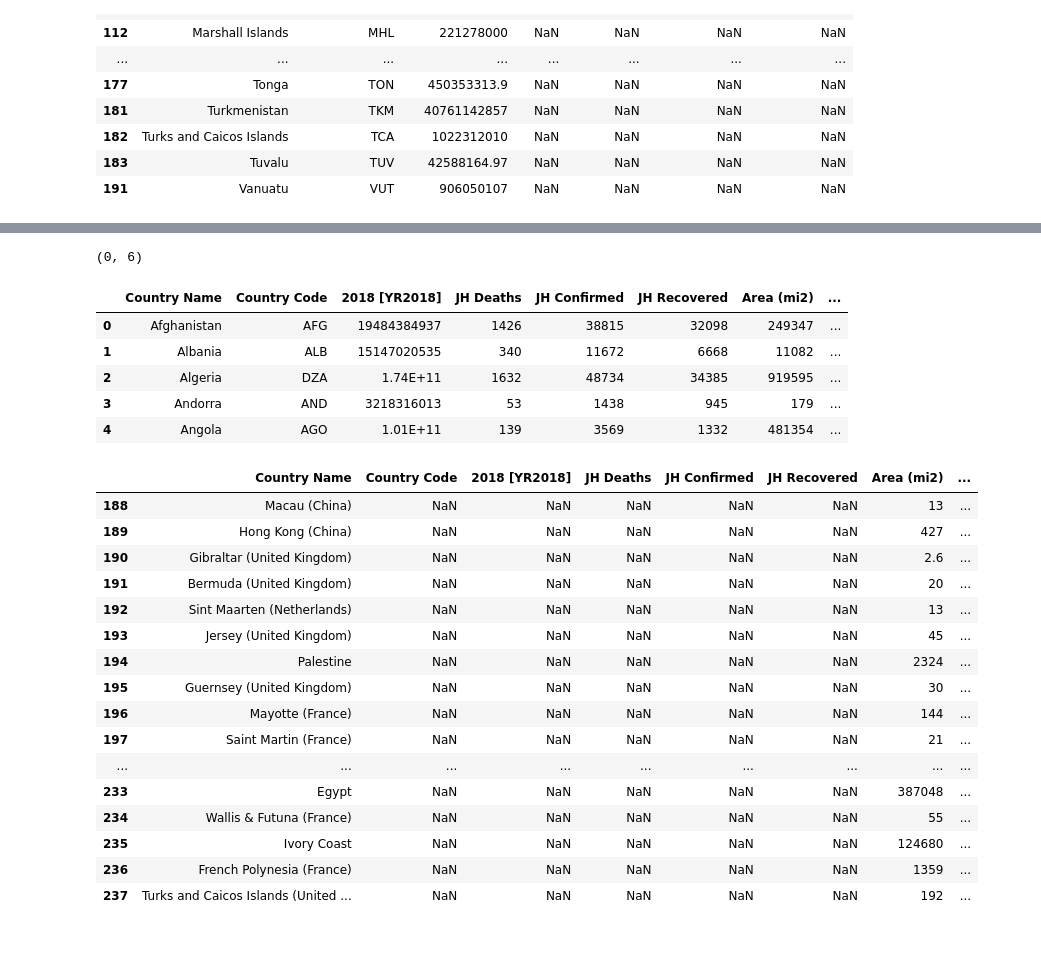
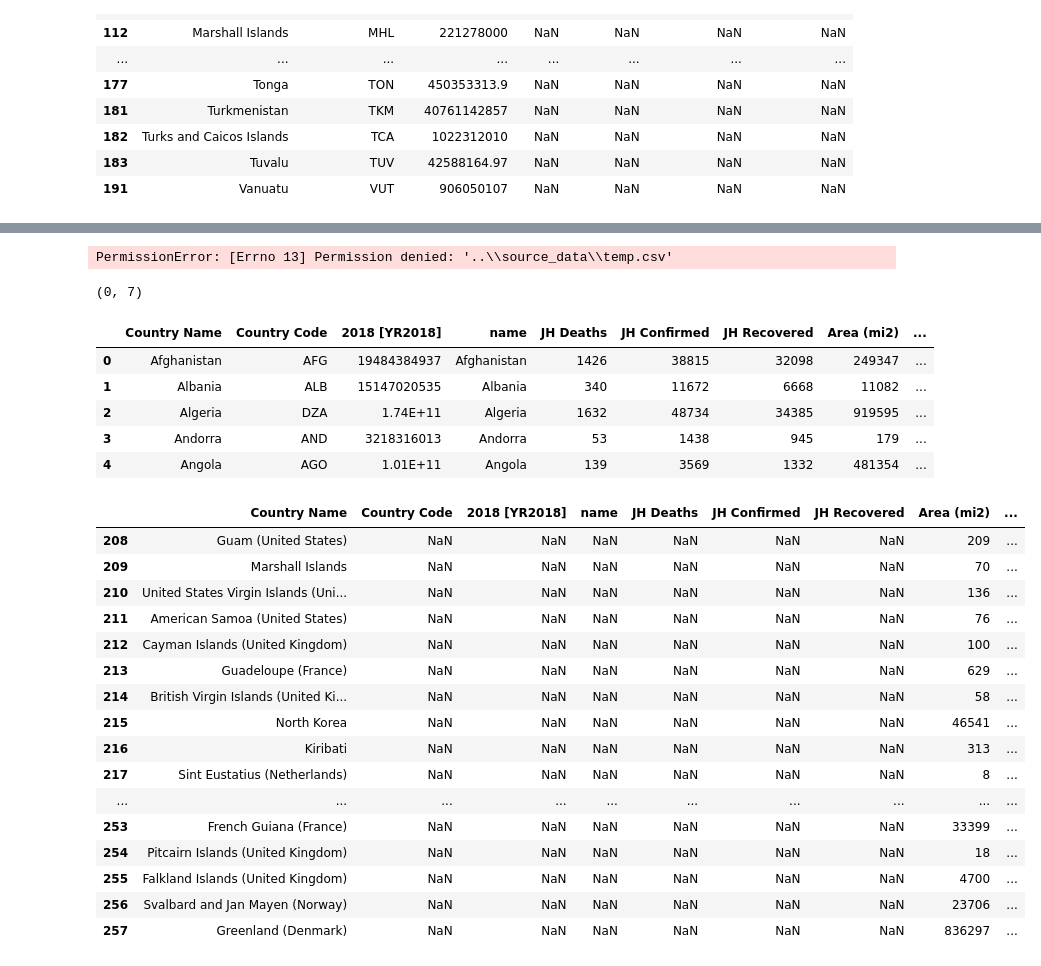
Before and after one commit to gelopez21/ProjectOne, a Jupyter notebook: Project One - Data Cleansing.ipynb, the cells around one changed output, grey strips where cells are left out. Cells and saved outputs as stored; diff of their text form; code cells hidden in the pictures.

Commit message:
Wiki data clean and normalized

```diff
--- a/Project One - Data Cleansing.ipynb
+++ b/Project One - Data Cleansing.ipynb
@@ -186,10 +186,19 @@ JH_no_data
 WB_JH_merge_df = WB_JH_merge_df[WB_JH_merge_df["JH Deaths"].notnull()]
 # Replace blank Country Names with name
 WB_JH_merge_df["Country Name"].fillna(WB_JH_merge_df["name"], inplace=True)
-# Delete name column from merged_df
-del WB_JH_merge_df["name"]
 # Fix minor Country Name value issues
 WB_JH_merge_df["Country Name"]= WB_JH_merge_df["Country Name"].replace("Taiwan*", "Taiwan")
 WB_JH_merge_df["Country Name"]= WB_JH_merge_df["Country Name"].replace("Korea, Rep.", "South Korea")
+WB_JH_merge_df["Country Name"]= WB_JH_merge_df["Country Name"].replace("Gambia, The", "Gambia")
+WB_JH_merge_df["Country Name"]= WB_JH_merge_df["Country Name"].replace("St. Lucia", "Saint Lucia")
+WB_JH_merge_df["Country Name"]= WB_JH_merge_df["Country Name"].replace("Egypt, Arab Rep.", "Egypt")
+WB_JH_merge_df["Country Name"]= WB_JH_merge_df["Country Name"].replace("Yemen, Rep.", "Yemen")
+WB_JH_merge_df["Country Name"]= WB_JH_merge_df["Country Name"].replace("Congo, Dem. Rep.", "Democratic Republic of the Congo")
+WB_JH_merge_df["Country Name"]= WB_JH_merge_df["Country Name"].replace("Congo, Rep.", "Republic of the Congo")
+WB_JH_merge_df["Country Name"]= WB_JH_merge_df["Country Name"].replace("Kyrgyz Republic", "Kyrgyzstan")
+WB_JH_merge_df["Country Name"]= WB_JH_merge_df["Country Name"].replace("Bahamas, The", "The Bahamas")
+WB_JH_merge_df["Country Name"]= WB_JH_merge_df["Country Name"].replace("Congo, Rep.", "Republic of the Congo")
+WB_JH_merge_df["Country Name"]= WB_JH_merge_df["Country Name"].replace("Congo, Rep.", "Republic of the Congo")
+WB_JH_merge_df["Country Name"]= WB_JH_merge_df["Country Name"].replace("Congo, Rep.", "Republic of the Congo")
 WB_JH_merge_df.head()
 # %% [output]
@@ -203,11 +212,13 @@ WB_JH_merge_df.head()
 # export merged dataframe to csv
 output_path = os.path.join("..","source_data","temp.csv")
 WB_JH_merge_df.to_csv(output_path)
+# %% [output]
+PermissionError: [Errno 13] Permission denied: '..\\source_data\\temp.csv'
 # %%
 countries_not_on_WB = WB_JH_merge_df[WB_JH_merge_df["Country Name"].isnull()]
 countries_not_on_WB.shape
 # %% [output]
-(0, 6)
+(0, 7)
 # %%
 # Read population table from wiki
 WIKI_population_df = pd.read_html("https://en.wikipedia.org/wiki/List_of_countries_and_dependencies_by_population_density")
@@ -225,35 +236,50 @@ WIKI_population_df = WIKI_population_df[["Country Name", "Area (mi2)" , "Populat
 WIKI_population_df
 # normalize WIKI_population Country Name values
 WIKI_population_df["Country Name"]= WIKI_population_df["Country Name"].replace("Vatican City[note 1]", "Holy See")
+WIKI_population_df["Country Name"]= WIKI_population_df["Country Name"].replace("Kosovo[note 2]", "Kosovo")
+WIKI_population_df["Country Name"]= WIKI_population_df["Country Name"].replace("Slovakia", "Slovak Republic")
+WIKI_population_df["Country Name"]= WIKI_population_df["Country Name"].replace("Saint Vincent and the Grenadines", "St. Vincent and the Grenadines")
+WIKI_population_df["Country Name"]= WIKI_population_df["Country Name"].replace("Saint Kitts and Nevis", "St. Kitts and Nevis")
+WIKI_population_df["Country Name"]= WIKI_population_df["Country Name"].replace("São Tomé and Príncipe", "Sao Tome and Principe")
+WIKI_population_df["Country Name"]= WIKI_population_df["Country Name"].replace("Northern Cyprus[note 4]", "Cyprus")
+WIKI_population_df["Country Name"]= WIKI_population_df["Country Name"].replace("Ivory Coast", "Cote d'Ivoire")
+WIKI_population_df["Country Name"]= WIKI_population_df["Country Name"].replace("Ukraine [note 5]", "Ukraine")
+WIKI_population_df["Country Name"]= WIKI_population_df["Country Name"].replace("Eswatini (Swaziland)", "Eswatini")
+WIKI_population_df["Country Name"]= WIKI_population_df["Country Name"].replace("Brunei", "Brunei Darussalam")
+WIKI_population_df["Country Name"]= WIKI_population_df["Country Name"].replace("Bahamas", "The Bahamas")
+WIKI_population_df["Country Name"]= WIKI_population_df["Country Name"].replace("Uruguay[note 7][clarification needed]", "Uruguay")
+WIKI_population_df["Country Name"]= WIKI_population_df["Country Name"].replace("Somaliland[note 8]", "Somalia")
+WIKI_population_df["Country Name"]= WIKI_population_df["Country Name"].replace("Russia[note 11]", "Russian Federation")
+WIKI_population_df["Country Name"]= WIKI_population_df["Country Name"].replace("Western Sahara[note 12]", "Western Sahara")
 # %%
 # merge WB_JH_merge_df with WIKI_population_df
 WB_JH_WIKI_merge_df = pd.merge(WB_JH_merge_df,WIKI_population_df,on="Country Name",how="outer")
 WB_JH_WIKI_merge_df.head()
 # %% [output]
-|  | Country Name | Country Code | 2018 [YR2018] | JH Deaths | JH Confirmed | JH Recovered | Area (mi2) | ... |
-| 0 | Afghanistan | AFG | 19484384937 | 1426 | 38815 | 32098 | 249347 | ... |
-| 1 | Albania | ALB | 15147020535 | 340 | 11672 | 6668 | 11082 | ... |
-| 2 | Algeria | DZA | 1.74E+11 | 1632 | 48734 | 34385 | 919595 | ... |
-| 3 | Andorra | AND | 3218316013 | 53 | 1438 | 945 | 179 | ... |
-| 4 | Angola | AGO | 1.01E+11 | 139 | 3569 | 1332 | 481354 | ... |
+|  | Country Name | Country Code | 2018 [YR2018] | name | JH Deaths | JH Confirmed | JH Recovered | Area (mi2) | ... |
+| 0 | Afghanistan | AFG | 19484384937 | Afghanistan | 1426 | 38815 | 32098 | 249347 | ... |
+| 1 | Albania | ALB | 15147020535 | Albania | 340 | 11672 | 6668 | 11082 | ... |
+| 2 | Algeria | DZA | 1.74E+11 | Algeria | 1632 | 48734 | 34385 | 919595 | ... |
+| 3 | Andorra | AND | 3218316013 | Andorra | 53 | 1438 | 945 | 179 | ... |
+| 4 | Angola | AGO | 1.01E+11 | Angola | 139 | 3569 | 1332 | 481354 | ... |
 # %%
 WB_JH_WIKI_merge_df = WB_JH_WIKI_merge_df[WB_JH_WIKI_merge_df["Country Code"].isnull()]
-WB_JH_WIKI_merge_df.head(50)
+WB_JH_WIKI_merge_df.tail(50)
 # %% [output]
-|  | Country Name | Country Code | 2018 [YR2018] | JH Deaths | JH Confirmed | JH Recovered | Area (mi2) | ... |
-| 188 | Macau (China) | NaN | NaN | NaN | NaN | NaN | 13 | ... |
-| 189 | Hong Kong (China) | NaN | NaN | NaN | NaN | NaN | 427 | ... |
-| 190 | Gibraltar (United Kingdom) | NaN | NaN | NaN | NaN | NaN | 2.6 | ... |
-| 191 | Bermuda (United Kingdom) | NaN | NaN | NaN | NaN | NaN | 20 | ... |
-| 192 | Sint Maarten (Netherlands) | NaN | NaN | NaN | NaN | NaN | 13 | ... |
-| 193 | Jersey (United Kingdom) | NaN | NaN | NaN | NaN | NaN | 45 | ... |
-| 194 | Palestine | NaN | NaN | NaN | NaN | NaN | 2324 | ... |
-| 195 | Guernsey (United Kingdom) | NaN | NaN | NaN | NaN | NaN | 30 | ... |
-| 196 | Mayotte (France) | NaN | NaN | NaN | NaN | NaN | 144 | ... |
-| 197 | Saint Martin (France) | NaN | NaN | NaN | NaN | NaN | 21 | ... |
-| ... | ... | ... | ... | ... | ... | ... | ... | ... |
-| 233 | Egypt | NaN | NaN | NaN | NaN | NaN | 387048 | ... |
-| 234 | Wallis & Futuna (France) | NaN | NaN | NaN | NaN | NaN | 55 | ... |
-| 235 | Ivory Coast | NaN | NaN | NaN | NaN | NaN | 124680 | ... |
-| 236 | French Polynesia (France) | NaN | NaN | NaN | NaN | NaN | 1359 | ... |
-| 237 | Turks and Caicos Islands (United ... | NaN | NaN | NaN | NaN | NaN | 192 | ... |
+|  | Country Name | Country Code | 2018 [YR2018] | name | JH Deaths | JH Confirmed | JH Recovered | Area (mi2) | ... |
+| 208 | Guam (United States) | NaN | NaN | NaN | NaN | NaN | NaN | 209 | ... |
+| 209 | Marshall Islands | NaN | NaN | NaN | NaN | NaN | NaN | 70 | ... |
+| 210 | United States Virgin Islands (Uni... | NaN | NaN | NaN | NaN | NaN | NaN | 136 | ... |
+| 211 | American Samoa (United States) | NaN | NaN | NaN | NaN | NaN | NaN | 76 | ... |
+| 212 | Cayman Islands (United Kingdom) | NaN | NaN | NaN | NaN | NaN | NaN | 100 | ... |
+| 213 | Guadeloupe (France) | NaN | NaN | NaN | NaN | NaN | NaN | 629 | ... |
+| 214 | British Virgin Islands (United Ki... | NaN | NaN | NaN | NaN | NaN | NaN | 58 | ... |
+| 215 | North Korea | NaN | NaN | NaN | NaN | NaN | NaN | 46541 | ... |
+| 216 | Kiribati | NaN | NaN | NaN | NaN | NaN | NaN | 313 | ... |
+| 217 | Sint Eustatius (Netherlands) | NaN | NaN | NaN | NaN | NaN | NaN | 8 | ... |
+| ... | ... | ... | ... | ... | ... | ... | ... | ... | ... |
+| 253 | French Guiana (France) | NaN | NaN | NaN | NaN | NaN | NaN | 33399 | ... |
+| 254 | Pitcairn Islands (United Kingdom) | NaN | NaN | NaN | NaN | NaN | NaN | 18 | ... |
+| 255 | Falkland Islands (United Kingdom) | NaN | NaN | NaN | NaN | NaN | NaN | 4700 | ... |
+| 256 | Svalbard and Jan Mayen (Norway) | NaN | NaN | NaN | NaN | NaN | NaN | 23706 | ... |
+| 257 | Greenland (Denmark) | NaN | NaN | NaN | NaN | NaN | NaN | 836297 | ... |
```
Also changed, not shown: parts of 2 cells of this notebook.
